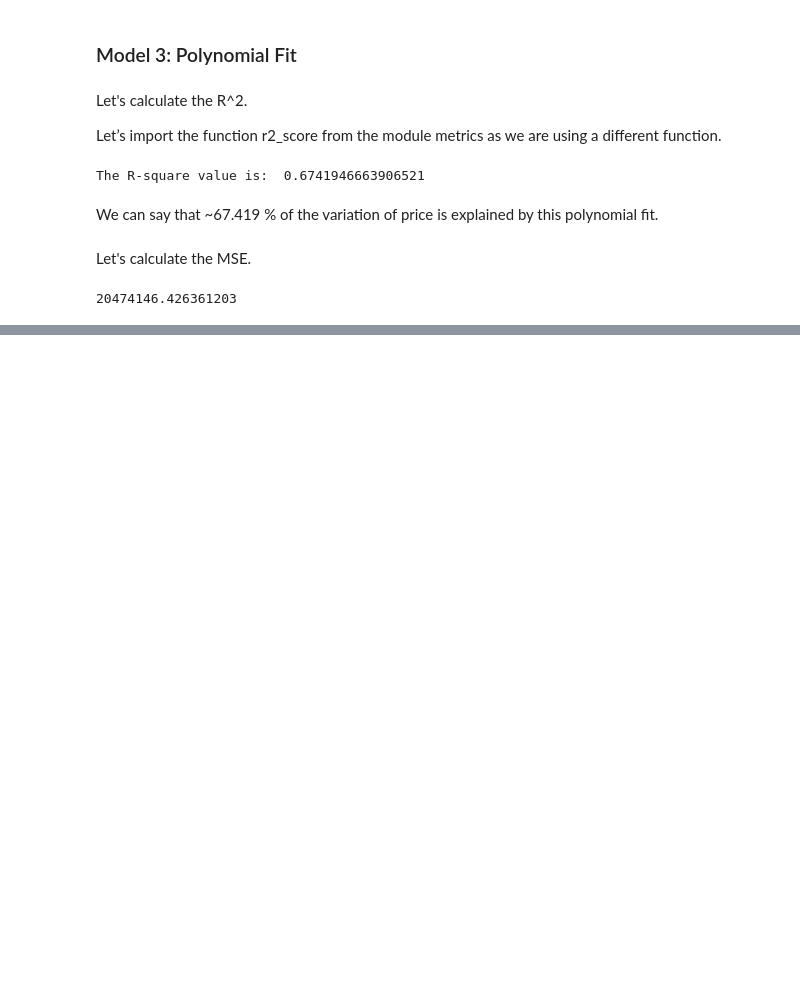
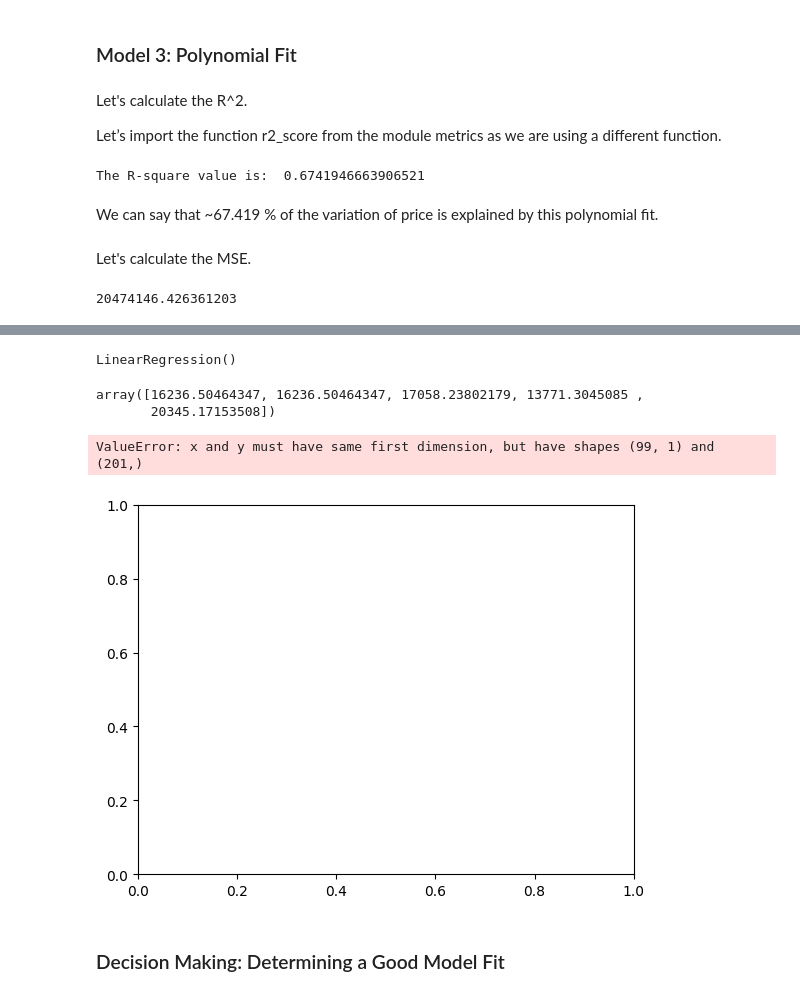
Before and after one commit to Yash070803/NoteBooks, a Jupyter notebook: Analyzing_DataSets/ModelDevelopment/ModelDevelopment_Cars.ipynb, the cells around one changed output, grey strips where cells are left out. Saved outputs shown, nothing was run; the diff lists cells and outputs as text; code cells hidden in the pictures; blank space fills up the shorter version.

Commit message:
Adding: Task_5_to_ModelDev_Cars

```diff
--- a/Analyzing_DataSets/ModelDevelopment/ModelDevelopment_Cars.ipynb
+++ b/Analyzing_DataSets/ModelDevelopment/ModelDevelopment_Cars.ipynb
@@ -510,0 +524,3 @@ mean_squared_error(df['price'], p(x))
+# %%
+new_input = np.arange(1, 100, 1).reshape(-1,1)
+new_input
@@ -510,0 +545,18 @@ mean_squared_error(df['price'], p(x))
+# %%
+lm.fit(X,Y)
+# %% [output]
+LinearRegression()
+# %%
+yhat = lm.predict(X)
+yhat[0:5]
+# %% [output]
+array([16236.50464347, 16236.50464347, 17058.23802179, 13771.3045085 ,
+       20345.17153508])
+# %%
+plt.plot(new_input, yhat)
+plt.show()
+# %% [output]
+ValueError: x and y must have same first dimension, but have shapes (99, 1) and (201,)
+[figure, added]
+# %% [markdown]
+### Decision Making: Determining a Good Model Fit
```
Also changed, not shown: parts of 9 cells of this notebook.
